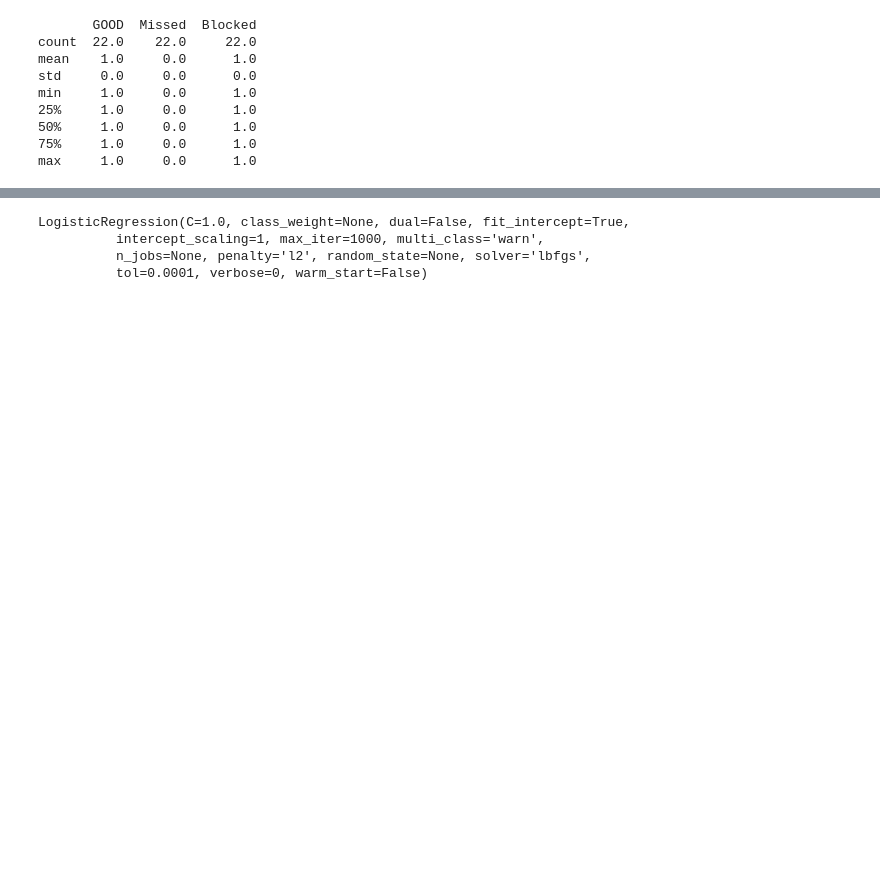
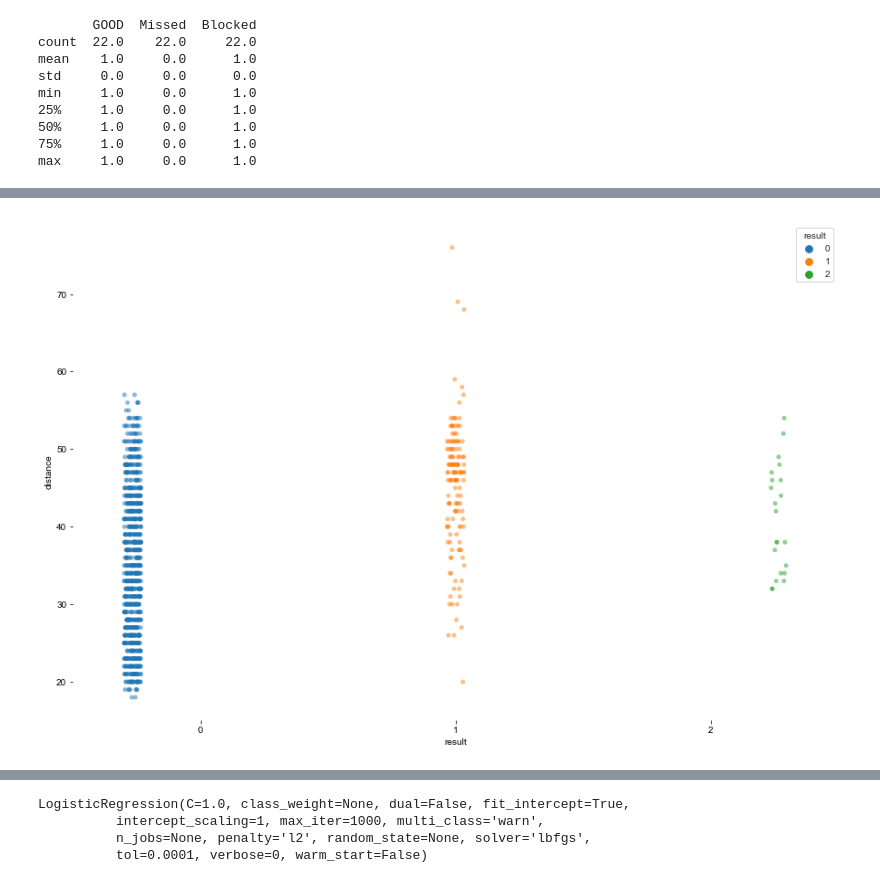
Before and after one commit to bballmike823/Data201, a Jupyter notebook: Project3.ipynb, the cells around one changed output, grey strips where cells are left out. Cells and saved outputs as stored; diff of their text form; code cells hidden in the pictures; blank space fills up the shorter version.

```diff
--- a/Project3.ipynb
+++ b/Project3.ipynb
@@ -88,4 +84,15 @@ df['result'] = df.GOOD * 2 + df.Missed
 df.result = df.result.astype(int)
+# %%
+plot_size = (15,10)
+f, ax = plt.subplots(figsize = plot_size)
+sns.set_style("whitegrid")
+sns.despine(bottom=True, left=True)
+sns.stripplot(x="result", y="distance", hue="result",
+              data=df, dodge=True, jitter=True,
+              alpha=.5, zorder=1)
+plt.show()
+# %% [output]
+[figure, added]
 # %%
 print(df.result.value_counts())
 # %% [output]
```
Also changed, not shown: parts of 53 cells of this notebook, 1 other file.
